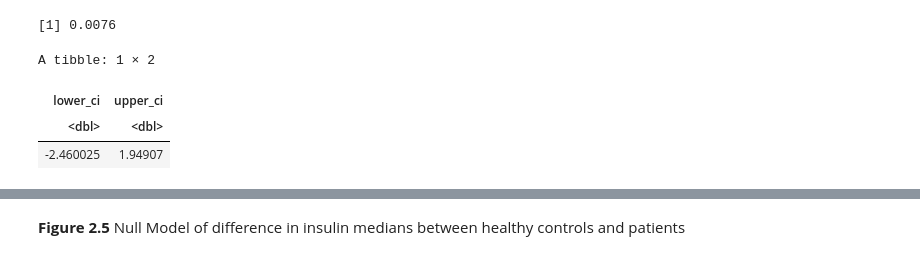
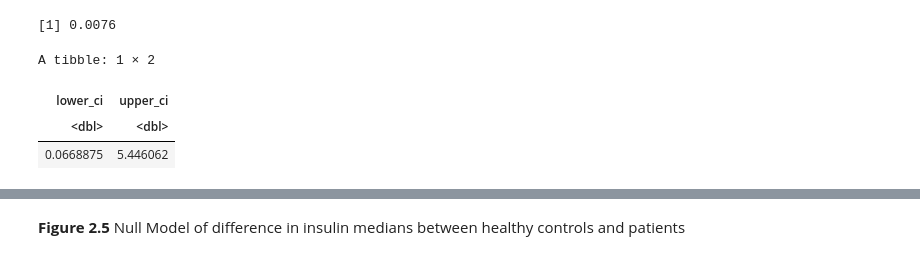
Before and after one commit to cpan0/breast-cancer-coimbra-dataset, a Jupyter notebook: final-report.ipynb, the cells around one changed output, grey strips where cells are left out. Cells and saved outputs as stored; diff of their text form; code cells hidden in the pictures.

```diff
--- a/final-report.ipynb
+++ b/final-report.ipynb
@@ -250,17 +250,25 @@ p_insulin_b_median <-
 p_insulin_b_median
 # %% [output]
 [1] 0.0076
+# %%
+set.seed(110)
+
+model_Insulin_median <-
+   cancer %>%
+   specify(formula = Insulin ~ Classification) %>%
+   generate(reps = 5000, type = "bootstrap") %>%
+   calculate(stat="diff in medians", order = c(2, 1))
 # %%
 ci_insulin_b_median <-
-null_model_Insulin_median %>%
-get_ci(0.99)
+model_Insulin_median %>%
+get_ci(0.95)
 
 ci_insulin_b_median
 # %% [output]
 A tibble: 1 × 2
 | lower_ci | upper_ci |
 | <dbl> | <dbl> |
-| -2.460025 | 1.94907 |
+| 0.0668875 | 5.446062 |
 # %%
 null_model_Insulin_median_plot <-
 null_model_Insulin_median %>%
```
Also changed, not shown: parts of 12 cells of this notebook.
